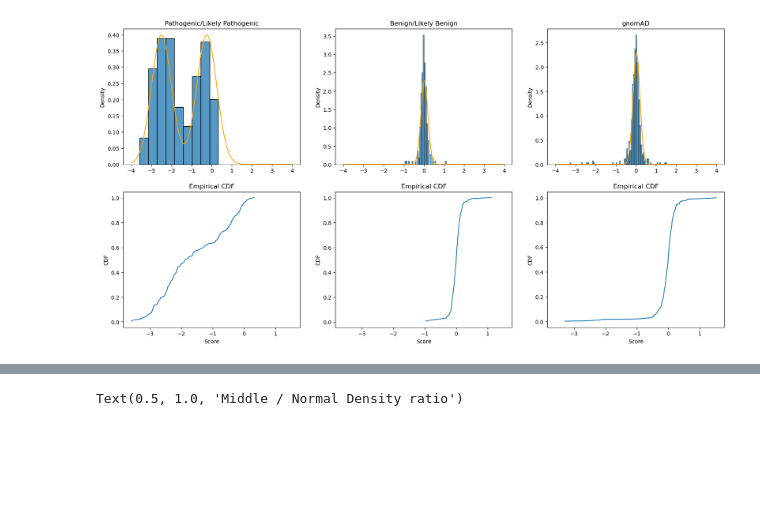
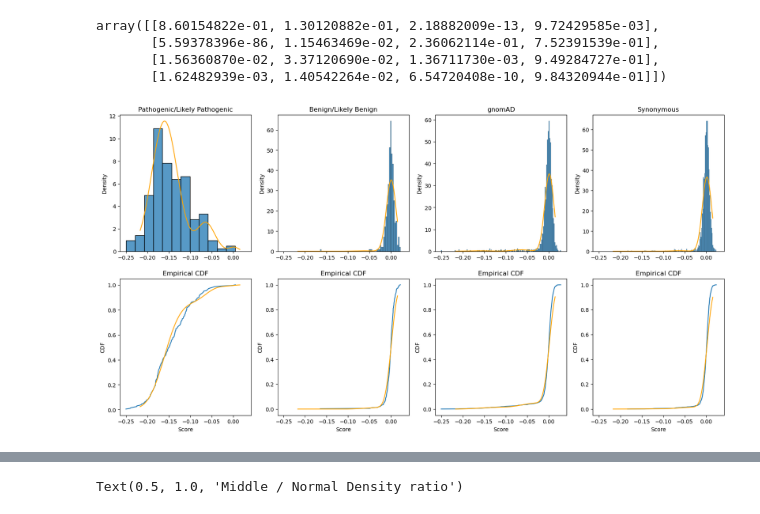
Before and after one commit to Dzeiberg/pillar_project, a Jupyter notebook: 02_Debug.ipynb, the cells around one changed output, grey strips where cells are left out. Saved outputs shown, nothing was run; the diff lists cells and outputs as text; code cells hidden in the pictures; blank space fills up the shorter version.

```diff
--- a/02_Debug.ipynb
+++ b/02_Debug.ipynb
@@ -6,5 +6,6 @@ from pillar_project.fit_utils.fit import Fit
 # %%
 dataframe = PillarProjectDataframe("/data/dzeiberg/pillar_project/dataframe/pillar_data_condensed_01_28_25.csv")
 # %%
-scoreset = Scoreset(dataframe.dataframe[dataframe.dataframe.Dataset == "VHL_Buckley_2024"])
+ssdf = dataframe.dataframe[dataframe.dataframe.Dataset == "VHL_Buckley_2024"]
+scoreset = Scoreset(ssdf)
 # %% [output]
@@ -15,5 +16,5 @@ Series([], Name: clinvar_sig, dtype: object)
 # %%
 fit = Fit(scoreset)
 # %%
-fit.run(component_range=[3,],check_convergence=False,num_fits=1,core_limit=1)
+fit.run(component_range=[3,4],check_convergence=True,num_fits=1,core_limit=1)
 # %% [output]
@@ -83,25 +74,33 @@ def empirical_cdf(x: np.ndarray):
+# %%
+fit.model.sample_weights
+# %% [output]
+array([[8.60154822e-01, 1.30120882e-01, 2.18882009e-13, 9.72429585e-03],
+       [5.59378396e-86, 1.15463469e-02, 2.36062114e-01, 7.52391539e-01],
+       [1.56360870e-02, 3.37120690e-02, 1.36711730e-03, 9.49284727e-01],
+       [1.62482939e-03, 1.40542264e-02, 6.54720408e-10, 9.84320944e-01]])
 # %%
 import scipy.stats as stats
-fN = stats.skewnorm(-0.025,loc=0.0296,scale=0.175)
-fA = stats.skewnorm(0,loc=-2.5,scale=.5)
-fB = stats.skewnorm(0,loc=-.25,scale=.5)
+# fN = stats.skewnorm(-0.025,loc=0.0296,scale=0.175)
+# fA = stats.skewnorm(0,loc=-2.5,scale=.5)
+# fB = stats.skewnorm(0,loc=-.25,scale=.5)
 fig, ax = plt.subplots(2,len(list(scoreset.samples)),figsize=(20,10),sharex='row')
+rng = np.linspace(np.percentile(scoreset.scores,1),np.percentile(scoreset.scores,99),1000)
 for i,(sample_scores,sample_name) in enumerate(scoreset.samples):
-    ss= sample_scores[(sample_scores > -5) & (sample_scores < 5)]
-    # ax[0,i].hist(ss)
-    sns.histplot(ss,ax=ax[0,i],stat='density')
+    sns.histplot(sample_scores,ax=ax[0,i],stat='density')
     ax[0,i].set_title(f"{sample_name}")
     ax[1,i].plot(*empirical_cdf(sample_scores))
     ax[1,i].set_title("Empirical CDF")
     ax[1,i].set_xlabel("Score")
     ax[1,i].set_ylabel("CDF")
+    ax[0,i].plot(rng,fit.model.get_sample_density(rng,i),color='orange')
+    ax[1,i].plot(rng,fit.model.get_sample_cdf(rng,i),color='orange')
 
-rng = np.linspace(-1.5,1.5,1000)
-r0 = np.arange(-4,4,.01)
-ax[0,0].plot(r0,fA.pdf(r0) * .5 + fB.pdf(r0) * .5,color='orange')
-ax[0,-2].plot(r0,fN.pdf(r0),color='orange')
-ax[0,-1].plot(r0,fN.pdf(r0),color='orange')
+
+# r0 = np.arange(-4,4,.01)
+# ax[0,0].plot(rng,fA.pdf(rng) * .5 + fB.pdf(rng) * .5,color='orange')
+# ax[0,-2].plot(rng,fN.pdf(rng),color='orange')
+# ax[0,-1].plot(rng,fN.pdf(rng),color='orange')
 
 plt.show()
 # %% [output]
-[figure, old version]
+[figure, new version]
```
Also changed, not shown: parts of 6 cells of this notebook, 3 other files.
